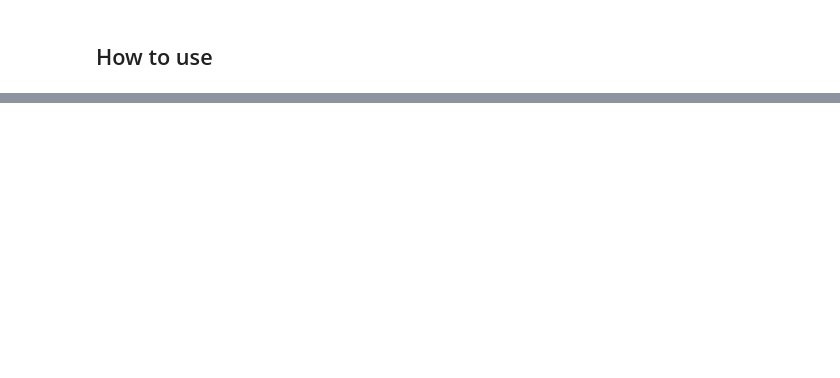
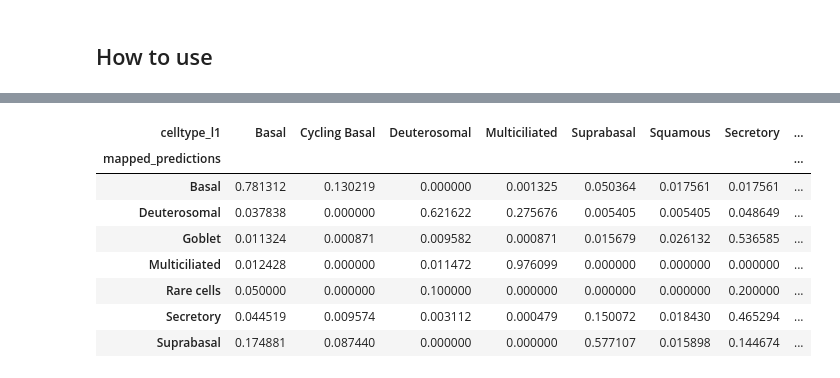
Before and after one commit to Eamonmca/Single-Cell-Fuzzy-Labels, a Jupyter notebook: nbs/index.ipynb, the cells around one changed output, grey strips where cells are left out. Saved outputs shown, nothing was run; the diff lists cells and outputs as text; code cells hidden in the pictures; blank space fills up the shorter version.

```diff
--- a/nbs/index.ipynb
+++ b/nbs/index.ipynb
@@ -100,0 +247,12 @@ For more detailed usage instructions and examples, refer to the documentation an
+# %%
+transfers
+# %% [output]
+| celltype_l1 | Basal | Cycling Basal | Deuterosomal | Multiciliated | Suprabasal | Squamous | Secretory | ... |
+| mapped_predictions |  |  |  |  |  |  |  | ... |
+| Basal | 0.781312 | 0.130219 | 0.000000 | 0.001325 | 0.050364 | 0.017561 | 0.017561 | ... |
+| Deuterosomal | 0.037838 | 0.000000 | 0.621622 | 0.275676 | 0.005405 | 0.005405 | 0.048649 | ... |
+| Goblet | 0.011324 | 0.000871 | 0.009582 | 0.000871 | 0.015679 | 0.026132 | 0.536585 | ... |
+| Multiciliated | 0.012428 | 0.000000 | 0.011472 | 0.976099 | 0.000000 | 0.000000 | 0.000000 | ... |
+| Rare cells | 0.050000 | 0.000000 | 0.100000 | 0.000000 | 0.000000 | 0.000000 | 0.200000 | ... |
+| Secretory | 0.044519 | 0.009574 | 0.003112 | 0.000479 | 0.150072 | 0.018430 | 0.465294 | ... |
+| Suprabasal | 0.174881 | 0.087440 | 0.000000 | 0.000000 | 0.577107 | 0.015898 | 0.144674 | ... |
```
Also changed, not shown: parts of 33 cells of this notebook, 15 other files.
